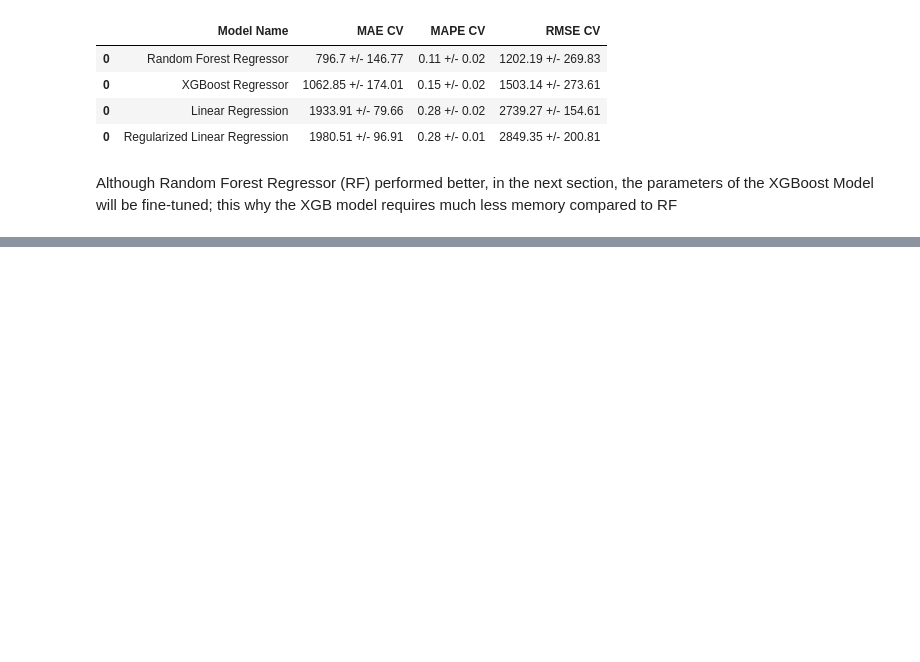
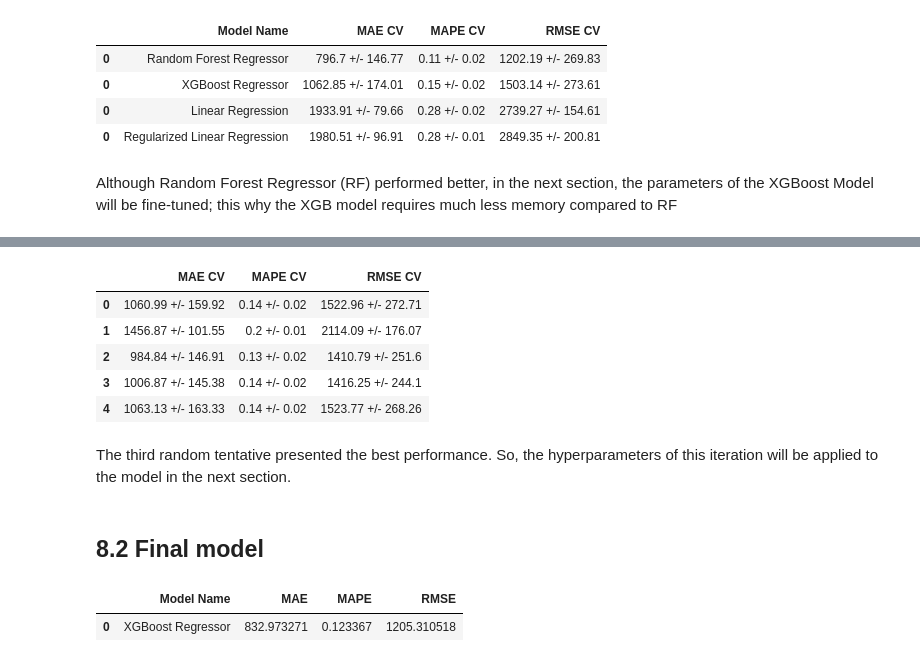
Before and after one commit to diegodinizf/Rossman-Sales, a Jupyter notebook: rossmann-sales-notebook.ipynb, the cells around one changed output, grey strips where cells are left out. Drawn from its saved outputs; the diff is of its cells as text; code cells hidden in the pictures; blank space fills up the shorter version.

Commit message:
fine-tuned hp

```diff
--- a/rossmann-sales-notebook.ipynb
+++ b/rossmann-sales-notebook.ipynb
@@ -1228,0 +1266,18 @@ Although Random Forest Regressor (RF) performed better, in the next section, the
+# %%
+# hardcoding the final result
+final_result = {'MAE CV': ['1060.99 +/- 159.92', '1456.87 +/- 101.55', '984.84 +/- 146.91', '1006.87 +/- 145.38', '1063.13 +/- 163.33'],
+                'MAPE CV': ['0.14 +/- 0.02', '0.2 +/- 0.01', '0.13 +/- 0.02', '0.14 +/- 0.02', '0.14 +/- 0.02'],
+                'RMSE CV': ['1522.96 +/- 272.71', '2114.09 +/- 176.07', '1410.79 +/- 251.6', '1416.25 +/- 244.1', '1523.77 +/- 268.26']}
+
+pd.DataFrame(final_result)
+# %% [output]
+|  | MAE CV | MAPE CV | RMSE CV |
+| 0 | 1060.99 +/- 159.92 | 0.14 +/- 0.02 | 1522.96 +/- 272.71 |
+| 1 | 1456.87 +/- 101.55 | 0.2 +/- 0.01 | 2114.09 +/- 176.07 |
+| 2 | 984.84 +/- 146.91 | 0.13 +/- 0.02 | 1410.79 +/- 251.6 |
+| 3 | 1006.87 +/- 145.38 | 0.14 +/- 0.02 | 1416.25 +/- 244.1 |
+| 4 | 1063.13 +/- 163.33 | 0.14 +/- 0.02 | 1523.77 +/- 268.26 |
+# %% [markdown]
+The third random tentative presented the best performance. So, the hyperparameters of this iteration will be applied to the model in the next section.
+# %% [markdown]
+## 8.2 Final model
@@ -1228,0 +1291,19 @@ Although Random Forest Regressor (RF) performed better, in the next section, the
+# %%
+# model
+model_xgb_tuned = xgb.XGBRegressor(objective='reg:squarederror',
+                            n_estimators=param_tuned['n_estimators'],
+                            eta=param_tuned['eta'],
+                            max_depth=param_tuned['max_depth'],
+                            subsample=param_tuned['subsample'],
+                            colsample_bytree=param_tuned['colsample_bytree'],
+                            min_child_weight=param_tuned['min_child_weight']).fit(x_train, y_train)
+
+# prediction
+yhat_xgb_tuned = model_xgb_tuned.predict(x_test)
+
+# performance
+xgb_result_tuned = ml_error('XGBoost Regressor', np.expm1(y_test), np.expm1(yhat_xgb_tuned))
+xgb_result_tuned
+# %% [output]
+|  | Model Name | MAE | MAPE | RMSE |
+| 0 | XGBoost Regressor | 832.973271 | 0.123367 | 1205.310518 |
```
Also changed, not shown: parts of 8 cells of this notebook.
